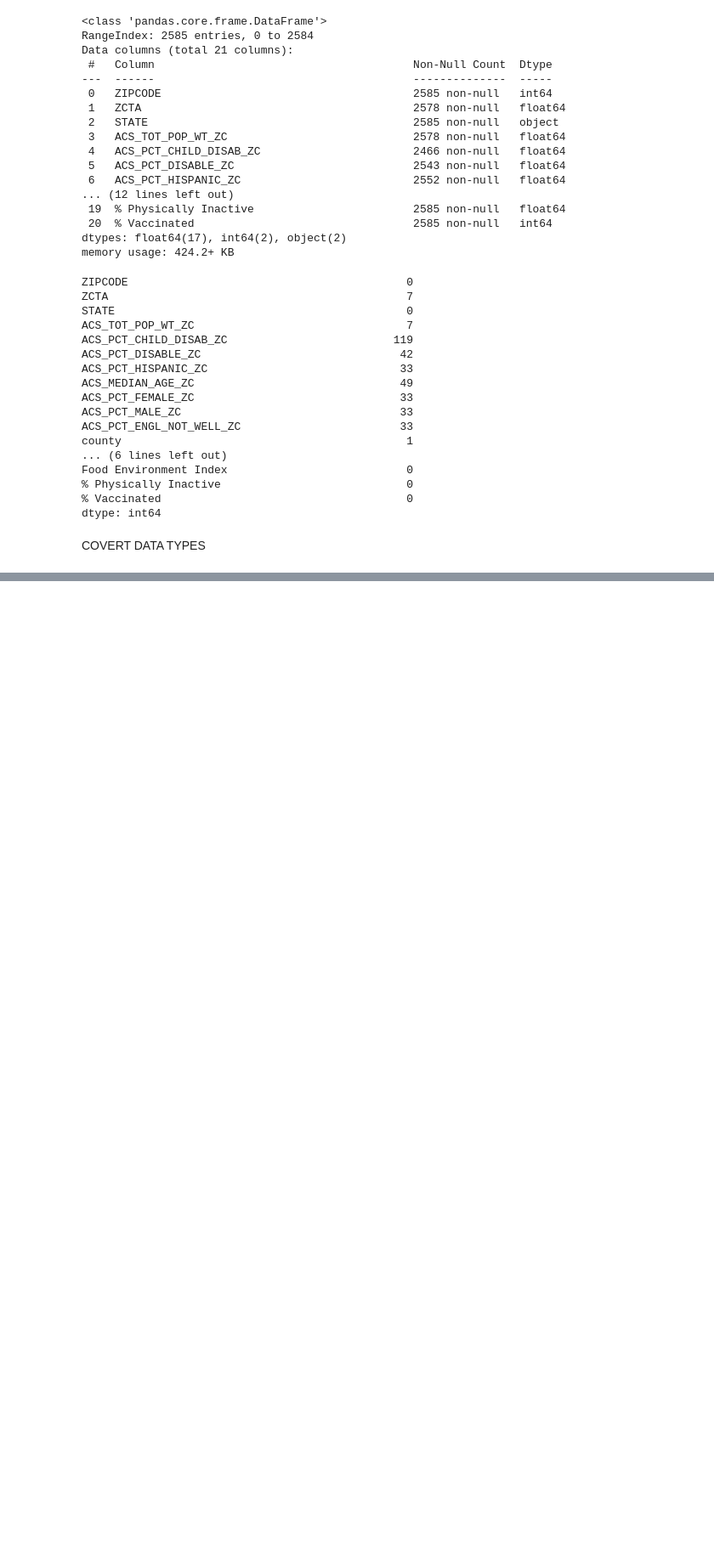
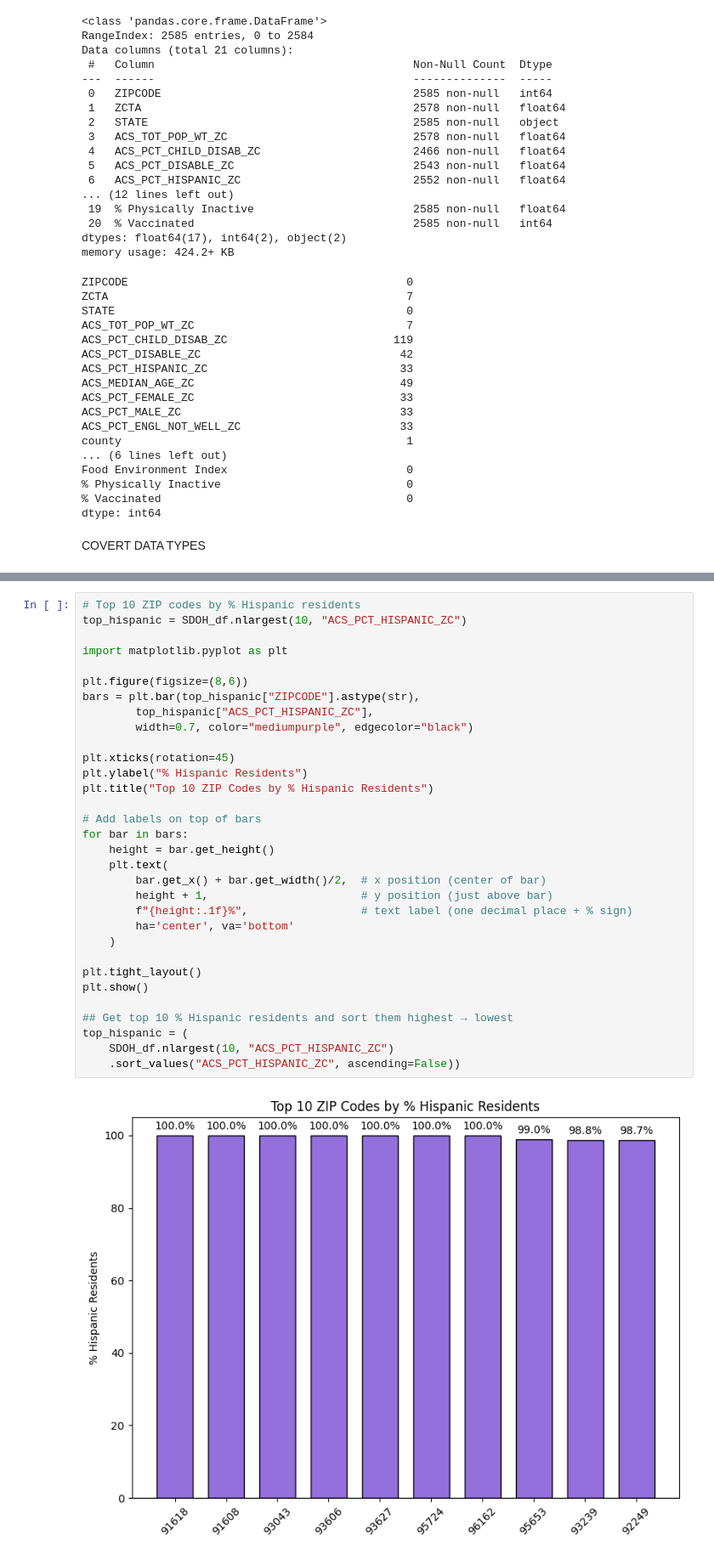
Before and after one commit to build-summer-2025/async-final-project-neon-ashleydeleon, a Jupyter notebook: final_project_example.ipynb, the cells around one changed output, grey strips where cells are left out. Shown at 85% size. Saved outputs shown, nothing was run; the diff lists cells and outputs as text; blank space fills up the shorter version.

```diff
--- a/final_project_example.ipynb
+++ b/final_project_example.ipynb
@@ -97,0 +262,34 @@ NameError: name 'df' is not defined
+# %%
+# Top 10 ZIP codes by % Hispanic residents
+top_hispanic = SDOH_df.nlargest(10, "ACS_PCT_HISPANIC_ZC")
+
+import matplotlib.pyplot as plt
+
+plt.figure(figsize=(8,6))
+bars = plt.bar(top_hispanic["ZIPCODE"].astype(str),
+        top_hispanic["ACS_PCT_HISPANIC_ZC"],
+        width=0.7, color="mediumpurple", edgecolor="black")
+
+plt.xticks(rotation=45)
+plt.ylabel("% Hispanic Residents")
+plt.title("Top 10 ZIP Codes by % Hispanic Residents")
+
+# Add labels on top of bars
+for bar in bars:
+    height = bar.get_height()
+    plt.text(
+        bar.get_x() + bar.get_width()/2,  # x position (center of bar)
+        height + 1,                       # y position (just above bar)
+        f"{height:.1f}%",                 # text label (one decimal place + % sign)
+        ha='center', va='bottom'
+    )
+
+plt.tight_layout()
+plt.show()
+
+## Get top 10 % Hispanic residents and sort them highest → lowest
+top_hispanic = (
+    SDOH_df.nlargest(10, "ACS_PCT_HISPANIC_ZC")
+    .sort_values("ACS_PCT_HISPANIC_ZC", ascending=False))
+# %% [output]
+[figure, added]
```
Also changed, not shown: parts of 35 cells of this notebook, 1 other file.
